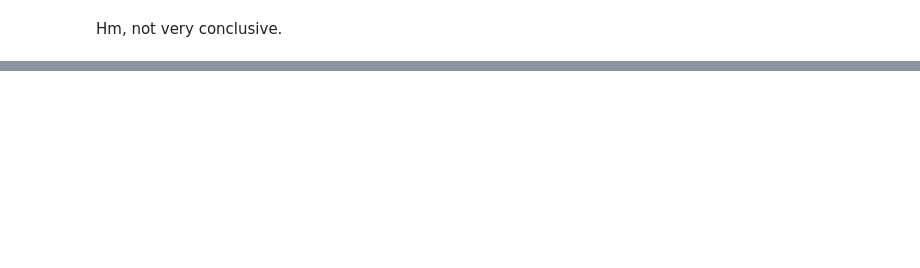
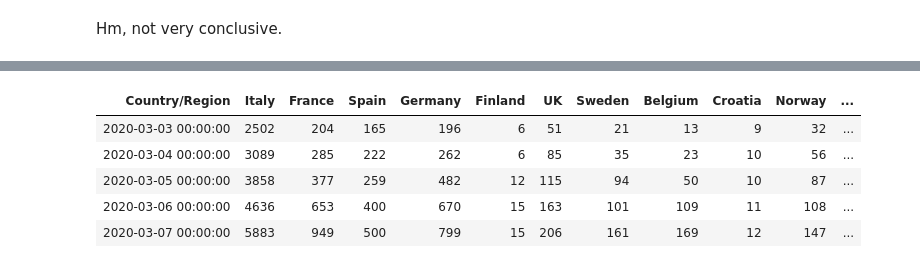
Before and after one commit to oscovida/oscovida, a Jupyter notebook: germany.ipynb, the cells around one changed output, grey strips where cells are left out. Saved outputs shown, nothing was run; the diff lists cells and outputs as text; code cells hidden in the pictures; blank space fills up the shorter version.

Commit message:
Adding some plots for European countries

```diff
--- a/germany.ipynb
+++ b/germany.ipynb
@@ -484,0 +487,7 @@ Hm, not very conclusive.
+# %%
+countries = ['Italy', 'France', 'Spain', 'Germany', 'Finland', 'UK', 'Sweden', 'Belgium', 'Croatia', 'Norway', 'Netherlands', 'Iceland']
+styles = ['-og', '+-r', 'v-.', '-ok', '-g', 'b-^', ':y', '-y', '-r+', 'g-', '-bo', '^-']
+eu_deaths = deaths.loc[countries].T
+eu_deaths.drop('Province/State', inplace=True)
+eu_cases = confirmed.loc[countries].T
+eu_cases.drop('Province/State', inplace=True)
@@ -484,0 +511,9 @@ Hm, not very conclusive.
+# %%
+eu_cases.tail()
+# %% [output]
+| Country/Region | Italy | France | Spain | Germany | Finland | UK | Sweden | Belgium | Croatia | Norway | ... |
+| 2020-03-03 00:00:00 | 2502 | 204 | 165 | 196 | 6 | 51 | 21 | 13 | 9 | 32 | ... |
+| 2020-03-04 00:00:00 | 3089 | 285 | 222 | 262 | 6 | 85 | 35 | 23 | 10 | 56 | ... |
+| 2020-03-05 00:00:00 | 3858 | 377 | 259 | 482 | 12 | 115 | 94 | 50 | 10 | 87 | ... |
+| 2020-03-06 00:00:00 | 4636 | 653 | 400 | 670 | 15 | 163 | 101 | 109 | 11 | 108 | ... |
+| 2020-03-07 00:00:00 | 5883 | 949 | 500 | 799 | 15 | 206 | 161 | 169 | 12 | 147 | ... |
```
Also changed, not shown: parts of 5 cells of this notebook, 11 other files.
